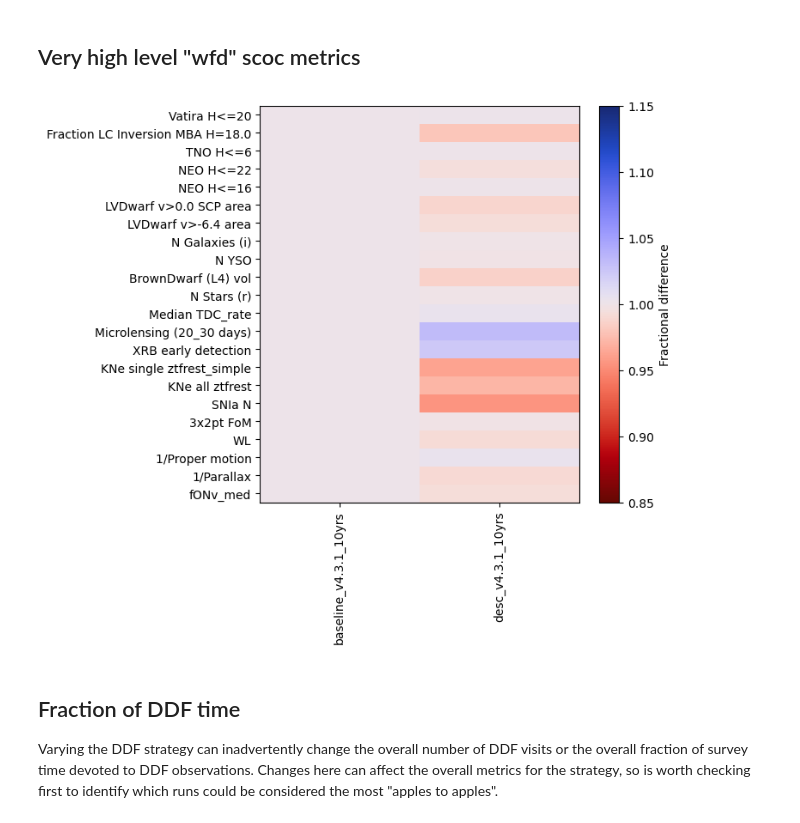
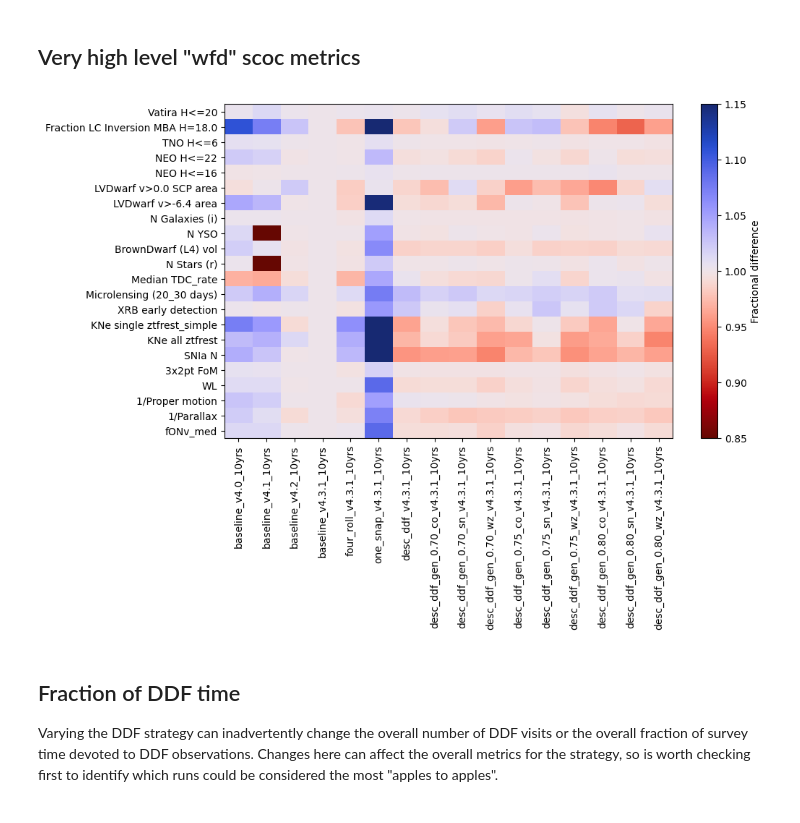
Before and after one commit to lsst-pst/survey_strategy, a Jupyter notebook: fbs_4.3/v4.3_DDF_strategies.ipynb, the cells around one changed output. Cells and saved outputs as stored; diff of their text form; code cells hidden in the pictures.

Commit message:
Update DDF 4.3 notebook with new desc runs

```diff
--- a/fbs_4.3/v4.3_DDF_strategies.ipynb
+++ b/fbs_4.3/v4.3_DDF_strategies.ipynb
@@ -16,7 +16,8 @@ from rubin_sim.data import get_baseline
 import rubin_sim.maf as maf
 # %%
 # v4.3.1 runs
-summaries = maf.get_metric_summaries(summary_source='summary.h5')
+summaries = maf.get_metric_summaries(summary_source='summary_v4.3.h5')
+#summaries.columns = summaries.columns.droplevel(0).rename("metric")
 print(f"This summary h5 file contains information on {len(summaries.index)} simulations.")
 print(summaries.index)
 # %% [output]
@@ -86,9 +87,9 @@ baseline_dict = {'retro_baseline_v2.0_10yrs': 'v1.x',
                  'baseline_v4.2_10yrs': 'v4.2'
                 }
 
-newbaselines_dict = {'baseline_v4.3_10yrs': "baseline v4.3",
+newbaselines_dict = {'baseline_v4.3.1_10yrs': "baseline v4.3.1",
                      'four_roll_v4.3.1_10yrs': "four cycle v4.3.1",
-                    'one_snap_v4.3_10yrs' : "single snap v4.3",
+                    'one_snap_v4.3.1_10yrs' : "single snap v4.3.1",
                     }
 
 rdict = {}
@@ -101,7 +102,17 @@ runs = list(rdict.keys())
 baselinerun = 'baseline_v4.3.1_10yrs'
 baseline = baselinerun
 
-ddf_runs = ['desc_v4.3.1_10yrs']
+ddf_runs = ["desc_ddf_v4.3.1_10yrs",
+            "desc_ddf_gen_0.70_co_v4.3.1_10yrs",
+            "desc_ddf_gen_0.70_sn_v4.3.1_10yrs",
+            "desc_ddf_gen_0.70_wz_v4.3.1_10yrs",
+            "desc_ddf_gen_0.75_co_v4.3.1_10yrs",
+            "desc_ddf_gen_0.75_sn_v4.3.1_10yrs",
+            "desc_ddf_gen_0.75_wz_v4.3.1_10yrs",
+            "desc_ddf_gen_0.80_co_v4.3.1_10yrs",
+            "desc_ddf_gen_0.80_sn_v4.3.1_10yrs",
+            "desc_ddf_gen_0.80_wz_v4.3.1_10yrs",
+           ]
 ddf_sets = [ddf_runs]
 
 outdir = 'tmp_fig'
@@ -179,16 +209,17 @@ In the baseline simulation, visits are acquired in sequences where a DDF is obse
 # %%
 # What about the SCOC high-level overview?
 
 msub = metric_subsets.loc['SCOC']
 
-fig, ax = maf.plot_run_metric_mesh(summaries.loc[[baseline]+ ddf_runs, msub['metric']],
+fig, ax = maf.plot_run_metric_mesh(summaries.loc[list(baseline_dict.keys())[-3:] + list(newbaselines_dict.keys()) + ddf_runs, msub['metric']],
                      baseline_run=baseline,
                      metric_subset=msub,
                         metric_label_map=msub['short_name'],
                     color_range=0.3,
                       )
+fig.set_figwidth(10)
 # %% [output]
-[figure, old version]
+[figure, new version]
 # %% [markdown]
 ## Fraction of DDF time
 
```
Also changed, not shown: parts of 27 cells of this notebook.
